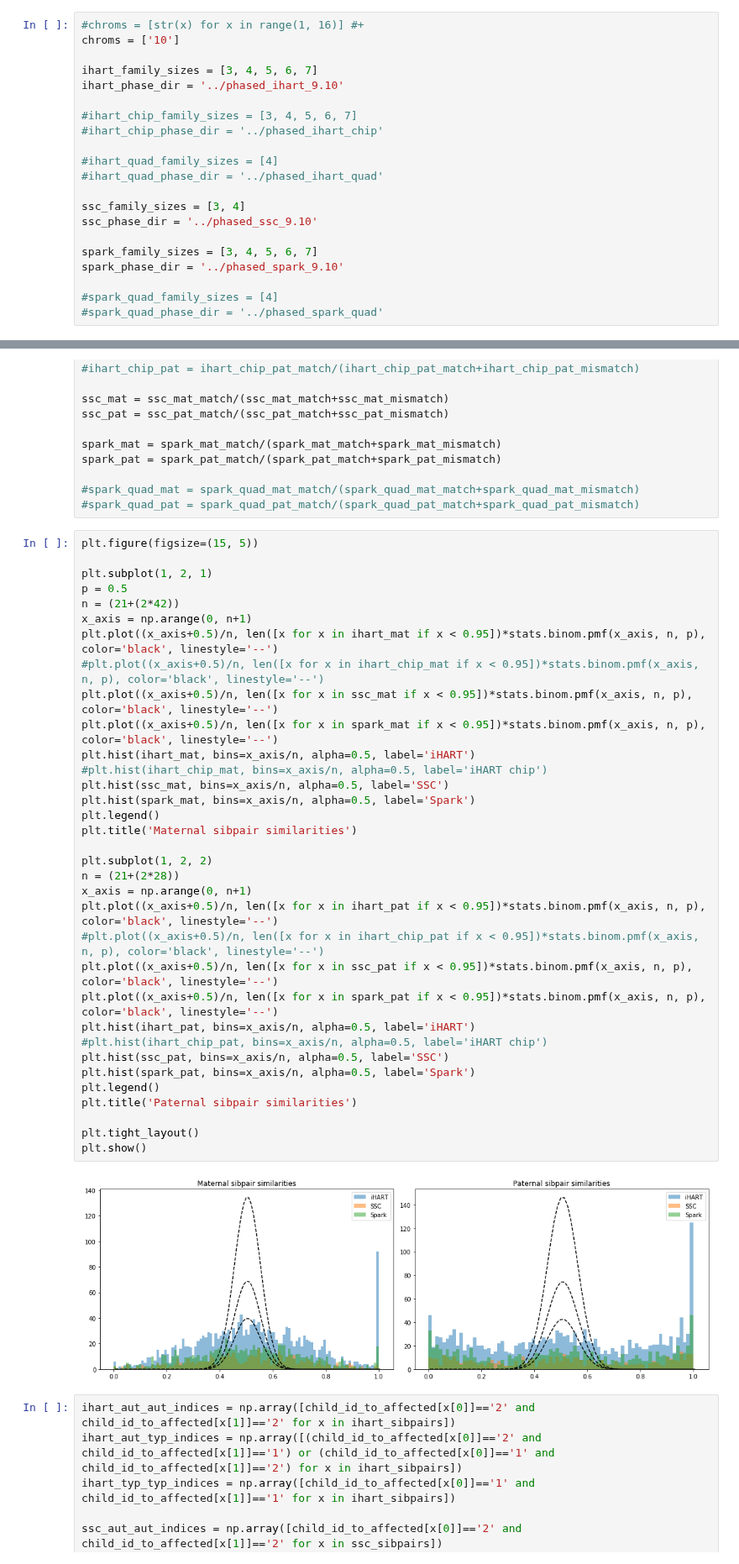
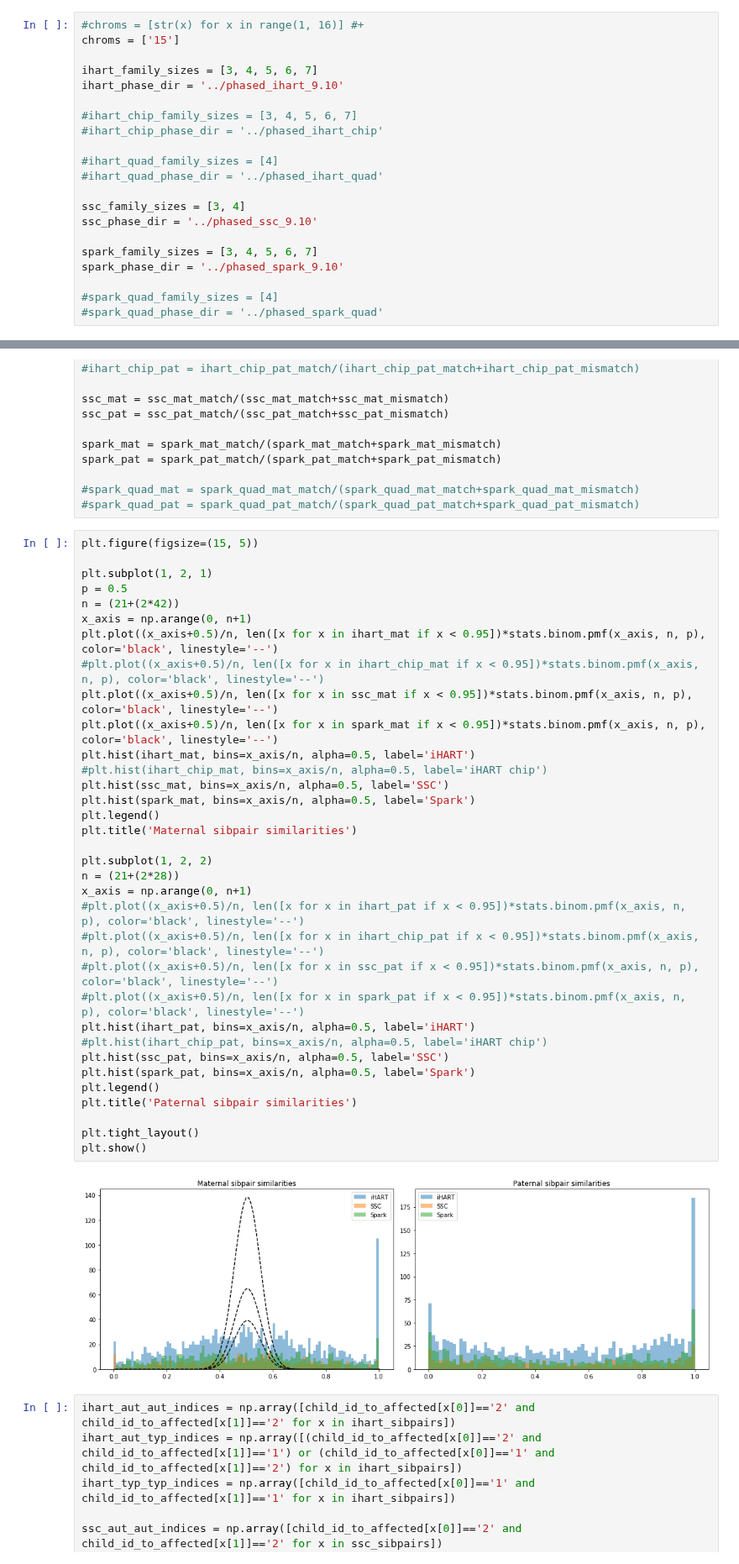
Before and after one commit to kpaskov/PhasingFamilies, a Jupyter notebook: analysis/Sibpair-Similarity.ipynb, the cells around one changed output, grey strips where cells are left out. Shown at 84% size. Saved outputs shown, nothing was run; the diff lists cells and outputs as text.

```diff
--- a/analysis/Sibpair-Similarity.ipynb
+++ b/analysis/Sibpair-Similarity.ipynb
@@ -27,7 +27,7 @@ for ped_file in ped_files:
                 child_id_to_sex[child_id] = sex
 # %%
 #chroms = [str(x) for x in range(1, 16)] #+
-chroms = ['10']
+chroms = ['15']
 
 ihart_family_sizes = [3, 4, 5, 6, 7]
 ihart_phase_dir = '../phased_ihart_9.10'
@@ -405,37 +405,37 @@ plt.figure(figsize=(15, 5))
 
 plt.subplot(1, 2, 1)
 p = 0.5
 n = (21+(2*42))
 x_axis = np.arange(0, n+1)
 plt.plot((x_axis+0.5)/n, len([x for x in ihart_mat if x < 0.95])*stats.binom.pmf(x_axis, n, p), color='black', linestyle='--')
 #plt.plot((x_axis+0.5)/n, len([x for x in ihart_chip_mat if x < 0.95])*stats.binom.pmf(x_axis, n, p), color='black', linestyle='--')
 plt.plot((x_axis+0.5)/n, len([x for x in ssc_mat if x < 0.95])*stats.binom.pmf(x_axis, n, p), color='black', linestyle='--')
 plt.plot((x_axis+0.5)/n, len([x for x in spark_mat if x < 0.95])*stats.binom.pmf(x_axis, n, p), color='black', linestyle='--')
 plt.hist(ihart_mat, bins=x_axis/n, alpha=0.5, label='iHART')
 #plt.hist(ihart_chip_mat, bins=x_axis/n, alpha=0.5, label='iHART chip')
 plt.hist(ssc_mat, bins=x_axis/n, alpha=0.5, label='SSC')
 plt.hist(spark_mat, bins=x_axis/n, alpha=0.5, label='Spark')
 plt.legend()
 plt.title('Maternal sibpair similarities')
 
 plt.subplot(1, 2, 2)
 n = (21+(2*28))
 x_axis = np.arange(0, n+1)
-plt.plot((x_axis+0.5)/n, len([x for x in ihart_pat if x < 0.95])*stats.binom.pmf(x_axis, n, p), color='black', linestyle='--')
+#plt.plot((x_axis+0.5)/n, len([x for x in ihart_pat if x < 0.95])*stats.binom.pmf(x_axis, n, p), color='black', linestyle='--')
 #plt.plot((x_axis+0.5)/n, len([x for x in ihart_chip_pat if x < 0.95])*stats.binom.pmf(x_axis, n, p), color='black', linestyle='--')
-plt.plot((x_axis+0.5)/n, len([x for x in ssc_pat if x < 0.95])*stats.binom.pmf(x_axis, n, p), color='black', linestyle='--')
-plt.plot((x_axis+0.5)/n, len([x for x in spark_pat if x < 0.95])*stats.binom.pmf(x_axis, n, p), color='black', linestyle='--')
+#plt.plot((x_axis+0.5)/n, len([x for x in ssc_pat if x < 0.95])*stats.binom.pmf(x_axis, n, p), color='black', linestyle='--')
+#plt.plot((x_axis+0.5)/n, len([x for x in spark_pat if x < 0.95])*stats.binom.pmf(x_axis, n, p), color='black', linestyle='--')
 plt.hist(ihart_pat, bins=x_axis/n, alpha=0.5, label='iHART')
 #plt.hist(ihart_chip_pat, bins=x_axis/n, alpha=0.5, label='iHART chip')
 plt.hist(ssc_pat, bins=x_axis/n, alpha=0.5, label='SSC')
 plt.hist(spark_pat, bins=x_axis/n, alpha=0.5, label='Spark')
 plt.legend()
 plt.title('Paternal sibpair similarities')
 
 plt.tight_layout()
 plt.show()
 # %% [output]
-[figure, old version]
+[figure, new version]
 # %%
 ihart_aut_aut_indices = np.array([child_id_to_affected[x[0]]=='2' and child_id_to_affected[x[1]]=='2' for x in ihart_sibpairs])
 ihart_aut_typ_indices = np.array([(child_id_to_affected[x[0]]=='2' and child_id_to_affected[x[1]]=='1') or (child_id_to_affected[x[0]]=='1' and child_id_to_affected[x[1]]=='2') for x in ihart_sibpairs])
```
Also changed, not shown: parts of 6 cells of this notebook, 2 other files.
